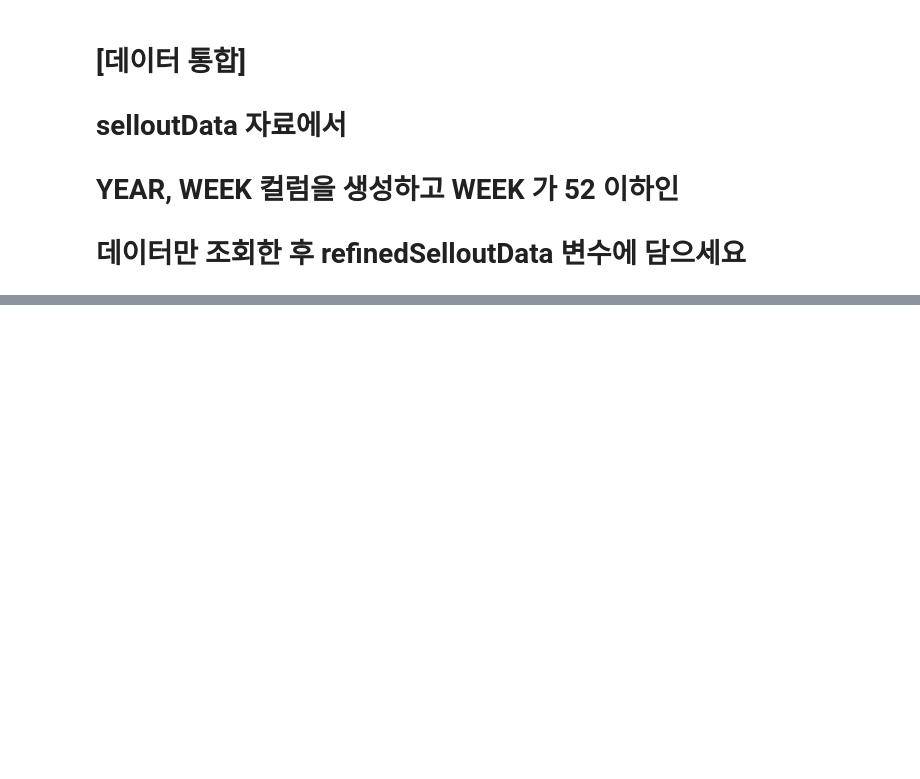
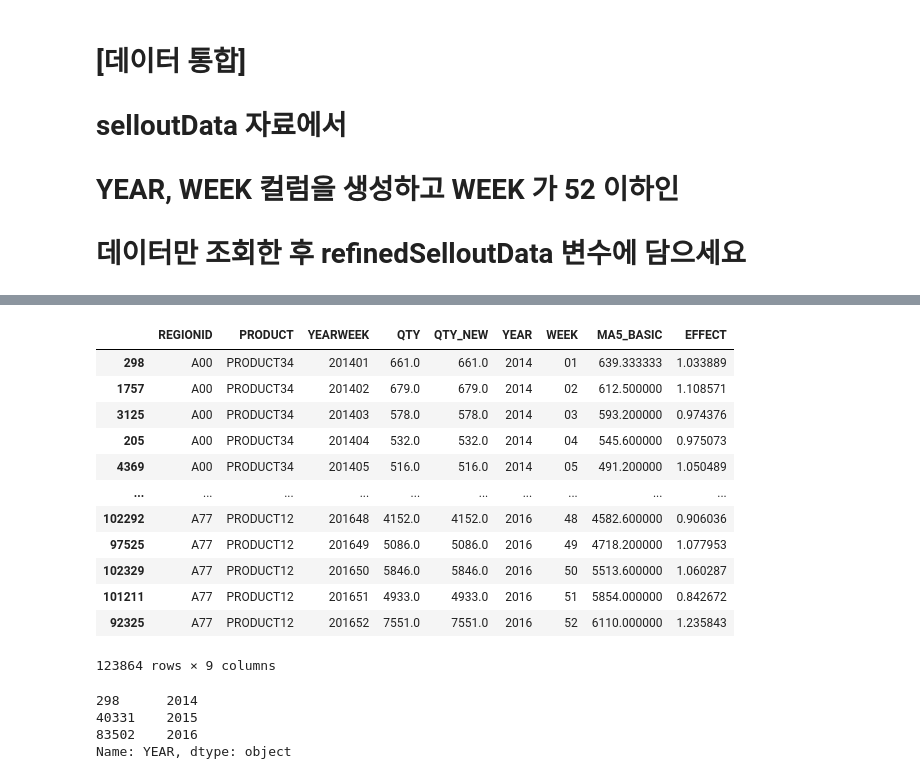
Before and after one commit to HongDonkey/Python, a Jupyter notebook: Session05/DataProject_HDK.ipynb, the cells around one changed output, grey strips where cells are left out. Cells and saved outputs as stored; diff of their text form; code cells hidden in the pictures; blank space fills up the shorter version.

```diff
--- a/Session05/DataProject_HDK.ipynb
+++ b/Session05/DataProject_HDK.ipynb
@@ -175,0 +177,5 @@ refinedSelloutData
+# %%
+ascColumn = ["REGIONID","PRODUCT","YEARWEEK"]
+# %%
+sortedData = refinedSelloutData.sort_values(by=ascColumn)
+sortedData
@@ -175,0 +227,29 @@ refinedSelloutData
+# %%
+sortedData["MA5_BASIC"] = sortedData.QTY.rolling(window=5
+                                                 ,center=True,min_periods = 1).mean()
+# 범위는 5, 최소구간 2, 기준점을 설정하지 않은 QTY의 이동 구간 평균값을 MA5_BASIC 컬럼으로 새로 만들어서 추가하라
+# %%
+sortedData["EFFECT"] = sortedData.QTY / sortedData.MA5_BASIC
+# %%
+sortedData
+# %% [output]
+|  | REGIONID | PRODUCT | YEARWEEK | QTY | QTY_NEW | YEAR | WEEK | MA5_BASIC | EFFECT |
+| 298 | A00 | PRODUCT34 | 201401 | 661.0 | 661.0 | 2014 | 01 | 639.333333 | 1.033889 |
+| 1757 | A00 | PRODUCT34 | 201402 | 679.0 | 679.0 | 2014 | 02 | 612.500000 | 1.108571 |
+| 3125 | A00 | PRODUCT34 | 201403 | 578.0 | 578.0 | 2014 | 03 | 593.200000 | 0.974376 |
+| 205 | A00 | PRODUCT34 | 201404 | 532.0 | 532.0 | 2014 | 04 | 545.600000 | 0.975073 |
+| 4369 | A00 | PRODUCT34 | 201405 | 516.0 | 516.0 | 2014 | 05 | 491.200000 | 1.050489 |
+| ... | ... | ... | ... | ... | ... | ... | ... | ... | ... |
+| 102292 | A77 | PRODUCT12 | 201648 | 4152.0 | 4152.0 | 2016 | 48 | 4582.600000 | 0.906036 |
+| 97525 | A77 | PRODUCT12 | 201649 | 5086.0 | 5086.0 | 2016 | 49 | 4718.200000 | 1.077953 |
+| 102329 | A77 | PRODUCT12 | 201650 | 5846.0 | 5846.0 | 2016 | 50 | 5513.600000 | 1.060287 |
+| 101211 | A77 | PRODUCT12 | 201651 | 4933.0 | 4933.0 | 2016 | 51 | 5854.000000 | 0.842672 |
+| 92325 | A77 | PRODUCT12 | 201652 | 7551.0 | 7551.0 | 2016 | 52 | 6110.000000 | 1.235843 |
+123864 rows × 9 columns
+# %%
+sortedData.YEAR.drop_duplicates() # sortedData 데이터프레임의 중복되는 YEAR 컬럼값을 제거함
+# %% [output]
+298      2014
+40331    2015
+83502    2016
+Name: YEAR, dtype: object
```
Also changed, not shown: parts of 15 cells of this notebook.
